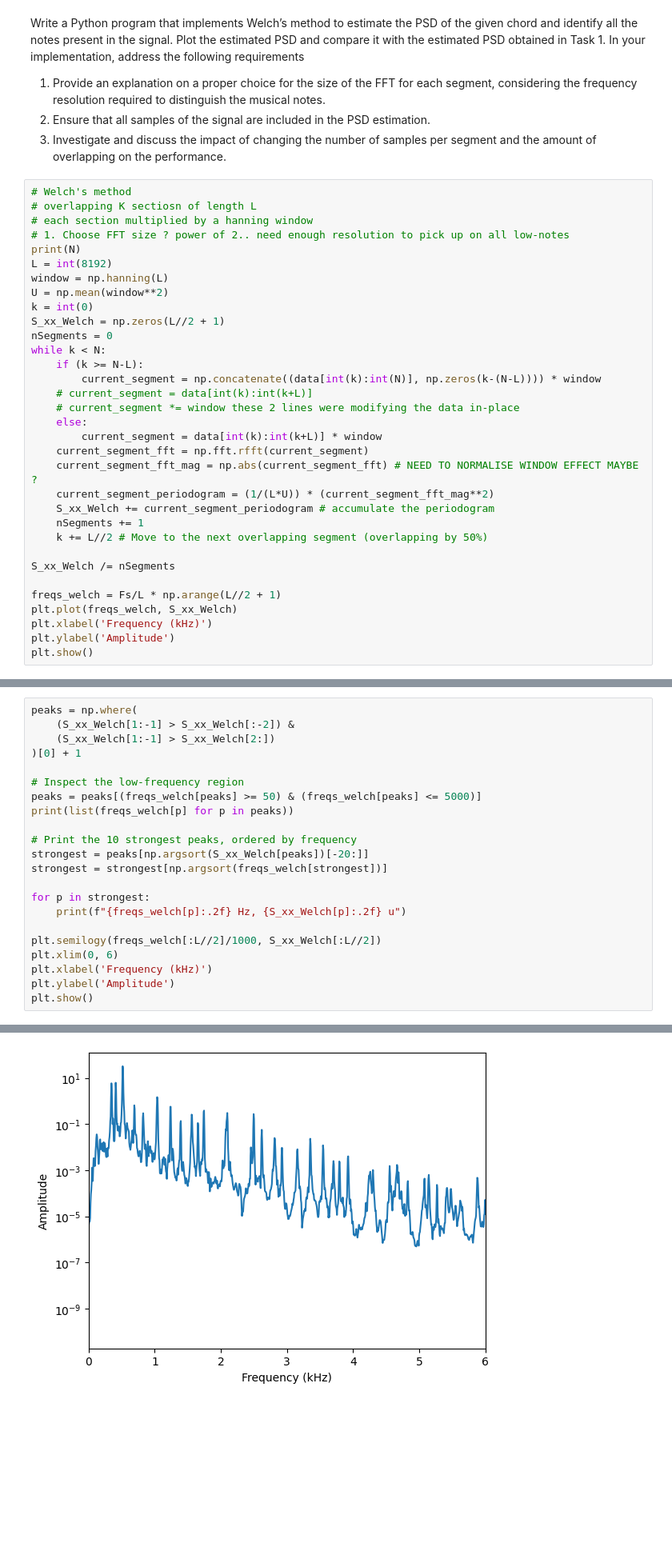
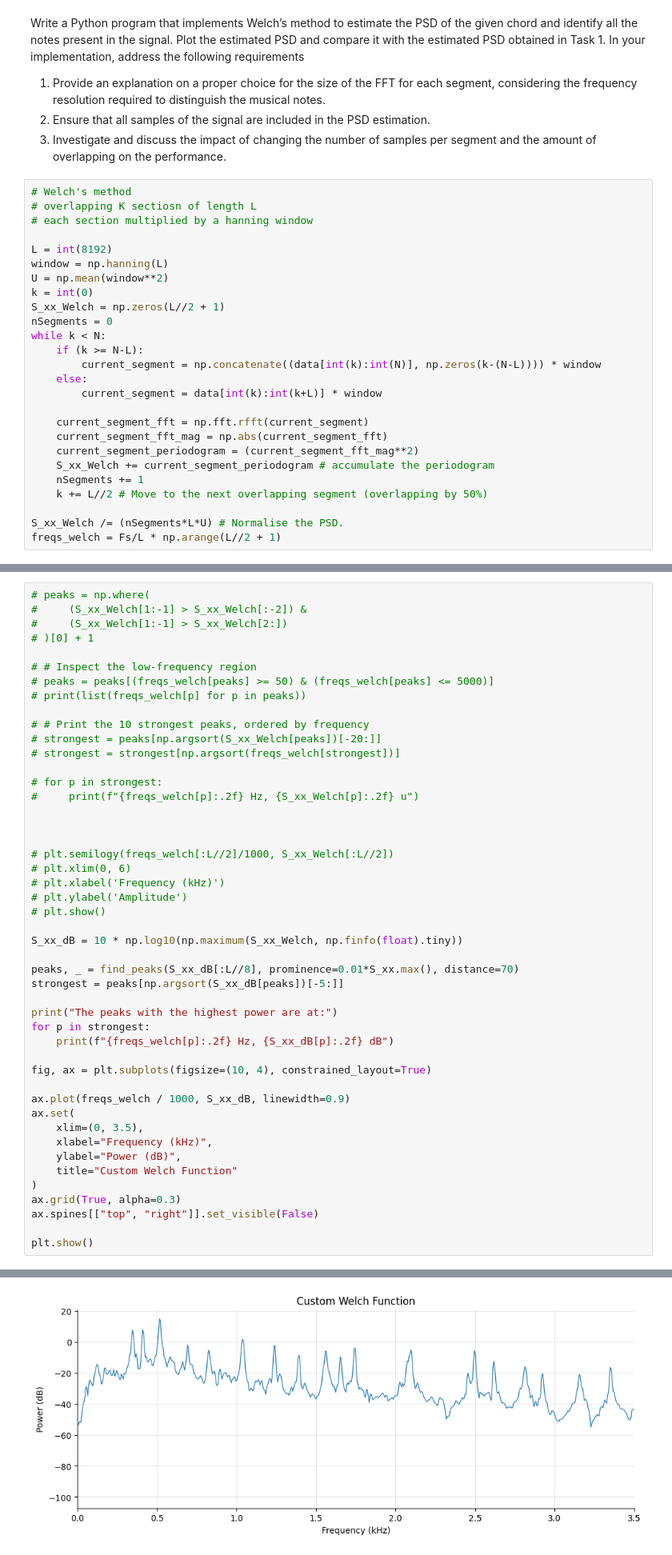
Before and after one commit to ruadhanmacgiollaphadraig-ucd/ASP_Assignment1, a Jupyter notebook: Assignment1.ipynb, the cells around one changed output, grey strips where cells are left out. Shown at 80% size. Cells and saved outputs as stored; diff of their text form; blank space fills up the shorter version.

```diff
--- a/Assignment1.ipynb
+++ b/Assignment1.ipynb
@@ -147,8 +152,7 @@ Write a Python program that implements Welch’s method to estimate the PSD of t
 # Welch's method
 # overlapping K sectiosn of length L
 # each section multiplied by a hanning window
-# 1. Choose FFT size ? power of 2.. need enough resolution to pick up on all low-notes
-print(N)
+
 L = int(8192)
 window = np.hanning(L)
 U = np.mean(window**2)
@@ -158,21 +162,15 @@ nSegments = 0
 while k < N:
     if (k >= N-L):
         current_segment = np.concatenate((data[int(k):int(N)], np.zeros(k-(N-L)))) * window
-    # current_segment = data[int(k):int(k+L)]
-    # current_segment *= window these 2 lines were modifying the data in-place
     else:
         current_segment = data[int(k):int(k+L)] * window
+
     current_segment_fft = np.fft.rfft(current_segment)
-    current_segment_fft_mag = np.abs(current_segment_fft) # NEED TO NORMALISE WINDOW EFFECT MAYBE ?
-    current_segment_periodogram = (1/(L*U)) * (current_segment_fft_mag**2)
+    current_segment_fft_mag = np.abs(current_segment_fft)
+    current_segment_periodogram = (current_segment_fft_mag**2)
     S_xx_Welch += current_segment_periodogram # accumulate the periodogram
     nSegments += 1
     k += L//2 # Move to the next overlapping segment (overlapping by 50%)
 
-S_xx_Welch /= nSegments
-
+S_xx_Welch /= (nSegments*L*U) # Normalise the PSD.
 freqs_welch = Fs/L * np.arange(L//2 + 1)
-plt.plot(freqs_welch, S_xx_Welch)
-plt.xlabel('Frequency (kHz)')
-plt.ylabel('Amplitude')
-plt.show()
@@ -182,23 +177,48 @@ plt.show()
 # %%
-peaks = np.where(
-    (S_xx_Welch[1:-1] > S_xx_Welch[:-2]) &
-    (S_xx_Welch[1:-1] > S_xx_Welch[2:])
-)[0] + 1
+# peaks = np.where(
+#     (S_xx_Welch[1:-1] > S_xx_Welch[:-2]) &
+#     (S_xx_Welch[1:-1] > S_xx_Welch[2:])
+# )[0] + 1
 
-# Inspect the low-frequency region
-peaks = peaks[(freqs_welch[peaks] >= 50) & (freqs_welch[peaks] <= 5000)]
-print(list(freqs_welch[p] for p in peaks))
+# # Inspect the low-frequency region
+# peaks = peaks[(freqs_welch[peaks] >= 50) & (freqs_welch[peaks] <= 5000)]
+# print(list(freqs_welch[p] for p in peaks))
 
-# Print the 10 strongest peaks, ordered by frequency
-strongest = peaks[np.argsort(S_xx_Welch[peaks])[-20:]]
-strongest = strongest[np.argsort(freqs_welch[strongest])]
+# # Print the 10 strongest peaks, ordered by frequency
+# strongest = peaks[np.argsort(S_xx_Welch[peaks])[-20:]]
+# strongest = strongest[np.argsort(freqs_welch[strongest])]
 
+# for p in strongest:
+#     print(f"{freqs_welch[p]:.2f} Hz, {S_xx_Welch[p]:.2f} u")
+
+
+
+# plt.semilogy(freqs_welch[:L//2]/1000, S_xx_Welch[:L//2])
+# plt.xlim(0, 6)
+# plt.xlabel('Frequency (kHz)')
+# plt.ylabel('Amplitude')
+# plt.show()
+
+S_xx_dB = 10 * np.log10(np.maximum(S_xx_Welch, np.finfo(float).tiny))
+
+peaks, _ = find_peaks(S_xx_dB[:L//8], prominence=0.01*S_xx.max(), distance=70)
+strongest = peaks[np.argsort(S_xx_dB[peaks])[-5:]]
+
+print("The peaks with the highest power are at:")
 for p in strongest:
-    print(f"{freqs_welch[p]:.2f} Hz, {S_xx_Welch[p]:.2f} u")
+    print(f"{freqs_welch[p]:.2f} Hz, {S_xx_dB[p]:.2f} dB")
 
-plt.semilogy(freqs_welch[:L//2]/1000, S_xx_Welch[:L//2])
-plt.xlim(0, 6)
-plt.xlabel('Frequency (kHz)')
-plt.ylabel('Amplitude')
+fig, ax = plt.subplots(figsize=(10, 4), constrained_layout=True)
+
+ax.plot(freqs_welch / 1000, S_xx_dB, linewidth=0.9)
+ax.set(
+    xlim=(0, 3.5),
+    xlabel="Frequency (kHz)",
+    ylabel="Power (dB)",
+    title="Custom Welch Function"
+)
+ax.grid(True, alpha=0.3)
+ax.spines[["top", "right"]].set_visible(False)
+
 plt.show()
 # %% [output]
@@ -222 +231 @@ plt.show()
-[figure, old version]
+[figure, new version]
```
Also changed, not shown: parts of 10 cells of this notebook.
